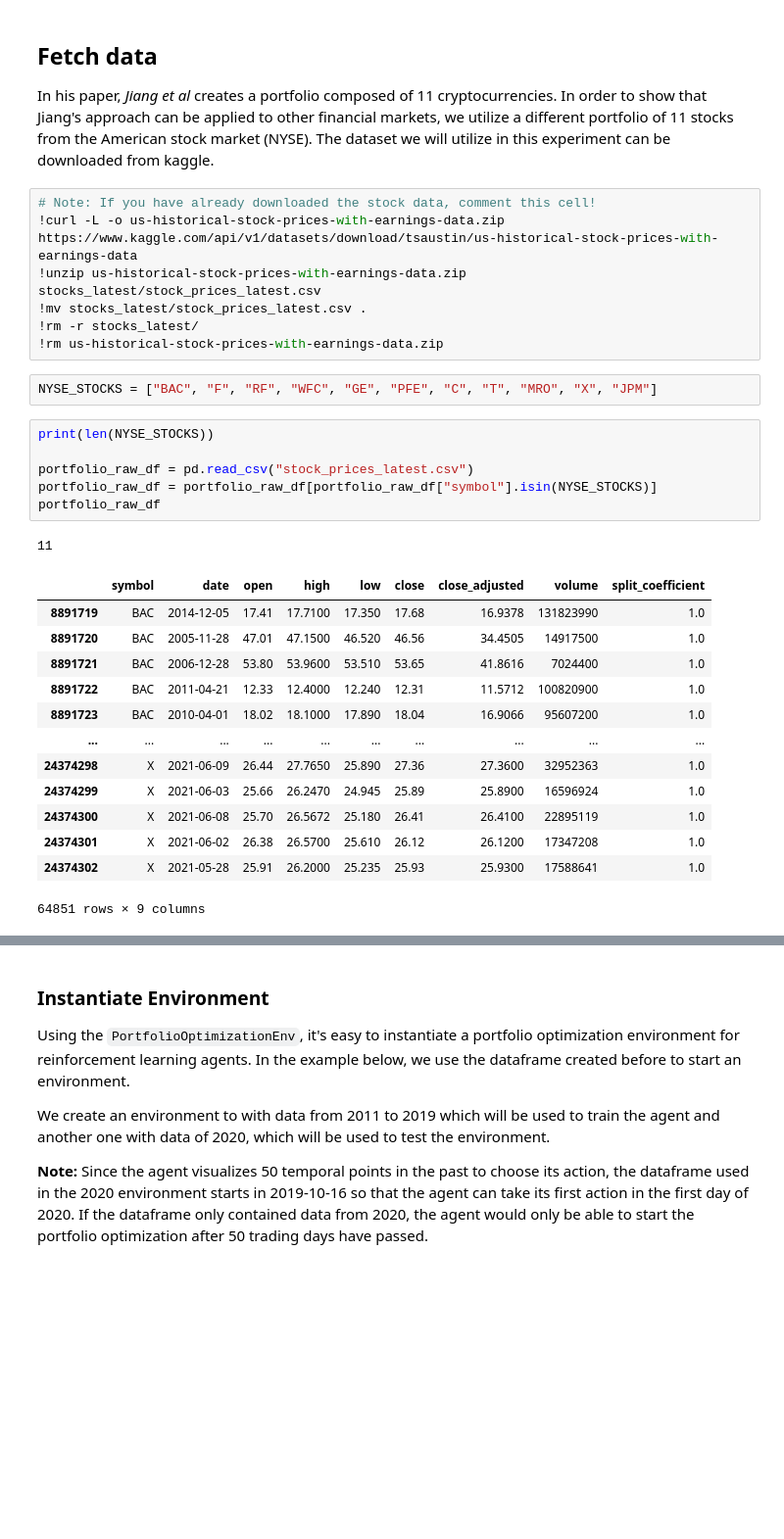
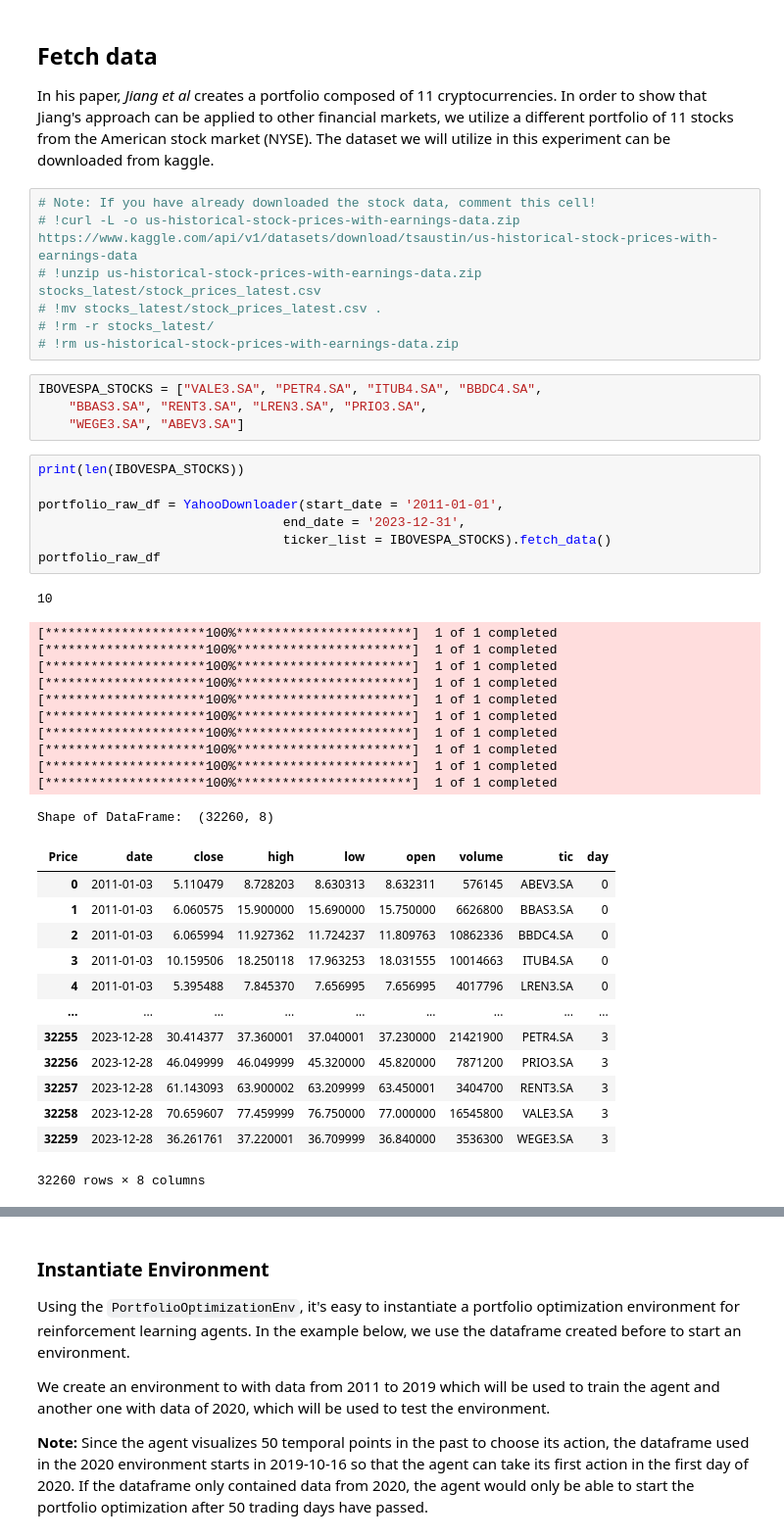
Before and after one commit to CaioSBC/FinRL, a Jupyter notebook: examples/FinRL_PortfolioOptimization_Demo.ipynb, the cells around one changed output, grey strips where cells are left out. Shown at 98% size. Drawn from its saved outputs; the diff is of its cells as text; blank space fills up the shorter version.

```diff
--- a/examples/FinRL_PortfolioOptimization_Demo.ipynb
+++ b/examples/FinRL_PortfolioOptimization_Demo.ipynb
@@ -65,32 +65,46 @@ device = "cuda" if torch.cuda.is_available() else "cpu"
 In his paper, *Jiang et al* creates a portfolio composed of 11 cryptocurrencies. In order to show that Jiang's approach can be applied to other financial markets, we utilize a different portfolio of 11 stocks from the American stock market (NYSE). The dataset we will utilize in this experiment can be downloaded from kaggle.
 # %%
 # Note: If you have already downloaded the stock data, comment this cell!
-!curl -L -o us-historical-stock-prices-with-earnings-data.zip https://www.kaggle.com/api/v1/datasets/download/tsaustin/us-historical-stock-prices-with-earnings-data
-!unzip us-historical-stock-prices-with-earnings-data.zip stocks_latest/stock_prices_latest.csv
-!mv stocks_latest/stock_prices_latest.csv .
-!rm -r stocks_latest/
-!rm us-historical-stock-prices-with-earnings-data.zip
+# !curl -L -o us-historical-stock-prices-with-earnings-data.zip https://www.kaggle.com/api/v1/datasets/download/tsaustin/us-historical-stock-prices-with-earnings-data
+# !unzip us-historical-stock-prices-with-earnings-data.zip stocks_latest/stock_prices_latest.csv
+# !mv stocks_latest/stock_prices_latest.csv .
+# !rm -r stocks_latest/
+# !rm us-historical-stock-prices-with-earnings-data.zip
-# %%
-NYSE_STOCKS = ["BAC", "F", "RF", "WFC", "GE", "PFE", "C", "T", "MRO", "X", "JPM"]
-# %%
-print(len(NYSE_STOCKS))
-
-portfolio_raw_df = pd.read_csv("stock_prices_latest.csv")
-portfolio_raw_df = portfolio_raw_df[portfolio_raw_df["symbol"].isin(NYSE_STOCKS)]
-portfolio_raw_df
-# %% [output]
-11
-|  | symbol | date | open | high | low | close | close_adjusted | volume | split_coefficient |
-| 8891719 | BAC | 2014-12-05 | 17.41 | 17.7100 | 17.350 | 17.68 | 16.9378 | 131823990 | 1.0 |
-| 8891720 | BAC | 2005-11-28 | 47.01 | 47.1500 | 46.520 | 46.56 | 34.4505 | 14917500 | 1.0 |
-| 8891721 | BAC | 2006-12-28 | 53.80 | 53.9600 | 53.510 | 53.65 | 41.8616 | 7024400 | 1.0 |
-| 8891722 | BAC | 2011-04-21 | 12.33 | 12.4000 | 12.240 | 12.31 | 11.5712 | 100820900 | 1.0 |
-| 8891723 | BAC | 2010-04-01 | 18.02 | 18.1000 | 17.890 | 18.04 | 16.9066 | 95607200 | 1.0 |
-| ... | ... | ... | ... | ... | ... | ... | ... | ... | ... |
-| 24374298 | X | 2021-06-09 | 26.44 | 27.7650 | 25.890 | 27.36 | 27.3600 | 32952363 | 1.0 |
-| 24374299 | X | 2021-06-03 | 25.66 | 26.2470 | 24.945 | 25.89 | 25.8900 | 16596924 | 1.0 |
-| 24374300 | X | 2021-06-08 | 25.70 | 26.5672 | 25.180 | 26.41 | 26.4100 | 22895119 | 1.0 |
-| 24374301 | X | 2021-06-02 | 26.38 | 26.5700 | 25.610 | 26.12 | 26.1200 | 17347208 | 1.0 |
-| 24374302 | X | 2021-05-28 | 25.91 | 26.2000 | 25.235 | 25.93 | 25.9300 | 17588641 | 1.0 |
-64851 rows × 9 columns
+# %%
+IBOVESPA_STOCKS = ["VALE3.SA", "PETR4.SA", "ITUB4.SA", "BBDC4.SA",
+    "BBAS3.SA", "RENT3.SA", "LREN3.SA", "PRIO3.SA",
+    "WEGE3.SA", "ABEV3.SA"]
+# %%
+print(len(IBOVESPA_STOCKS))
+
+portfolio_raw_df = YahooDownloader(start_date = '2011-01-01',
+                                end_date = '2023-12-31',
+                                ticker_list = IBOVESPA_STOCKS).fetch_data()
+portfolio_raw_df
+# %% [output]
+10
+[*********************100%***********************]  1 of 1 completed
+[*********************100%***********************]  1 of 1 completed
+[*********************100%***********************]  1 of 1 completed
+[*********************100%***********************]  1 of 1 completed
+[*********************100%***********************]  1 of 1 completed
+[*********************100%***********************]  1 of 1 completed
+[*********************100%***********************]  1 of 1 completed
+[*********************100%***********************]  1 of 1 completed
+[*********************100%***********************]  1 of 1 completed
+[*********************100%***********************]  1 of 1 completed
+Shape of DataFrame:  (32260, 8)
+| Price | date | close | high | low | open | volume | tic | day |
+| 0 | 2011-01-03 | 5.110479 | 8.728203 | 8.630313 | 8.632311 | 576145 | ABEV3.SA | 0 |
+| 1 | 2011-01-03 | 6.060575 | 15.900000 | 15.690000 | 15.750000 | 6626800 | BBAS3.SA | 0 |
+| 2 | 2011-01-03 | 6.065994 | 11.927362 | 11.724237 | 11.809763 | 10862336 | BBDC4.SA | 0 |
+| 3 | 2011-01-03 | 10.159506 | 18.250118 | 17.963253 | 18.031555 | 10014663 | ITUB4.SA | 0 |
+| 4 | 2011-01-03 | 5.395488 | 7.845370 | 7.656995 | 7.656995 | 4017796 | LREN3.SA | 0 |
+| ... | ... | ... | ... | ... | ... | ... | ... | ... |
+| 32255 | 2023-12-28 | 30.414377 | 37.360001 | 37.040001 | 37.230000 | 21421900 | PETR4.SA | 3 |
+| 32256 | 2023-12-28 | 46.049999 | 46.049999 | 45.320000 | 45.820000 | 7871200 | PRIO3.SA | 3 |
+| 32257 | 2023-12-28 | 61.143093 | 63.900002 | 63.209999 | 63.450001 | 3404700 | RENT3.SA | 3 |
+| 32258 | 2023-12-28 | 70.659607 | 77.459999 | 76.750000 | 77.000000 | 16545800 | VALE3.SA | 3 |
+| 32259 | 2023-12-28 | 36.261761 | 37.220001 | 36.709999 | 36.840000 | 3536300 | WEGE3.SA | 3 |
+32260 rows × 8 columns
 # %%
```
Also changed, not shown: parts of 10 cells of this notebook, 1 other file.
